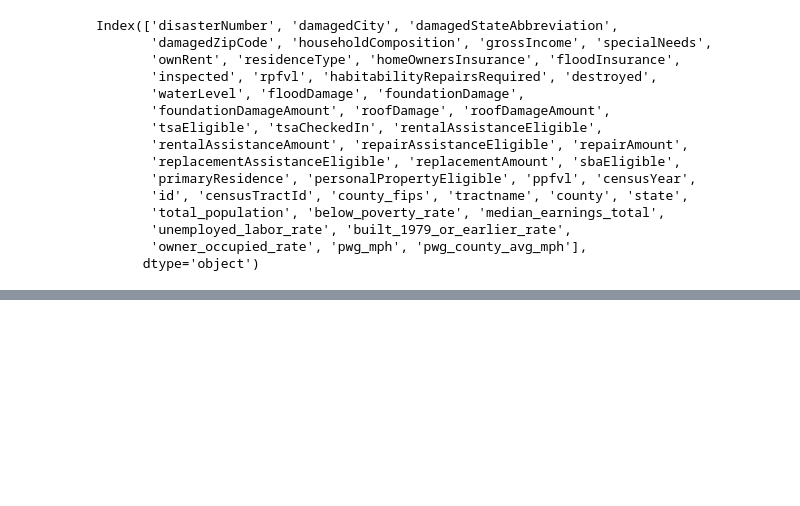
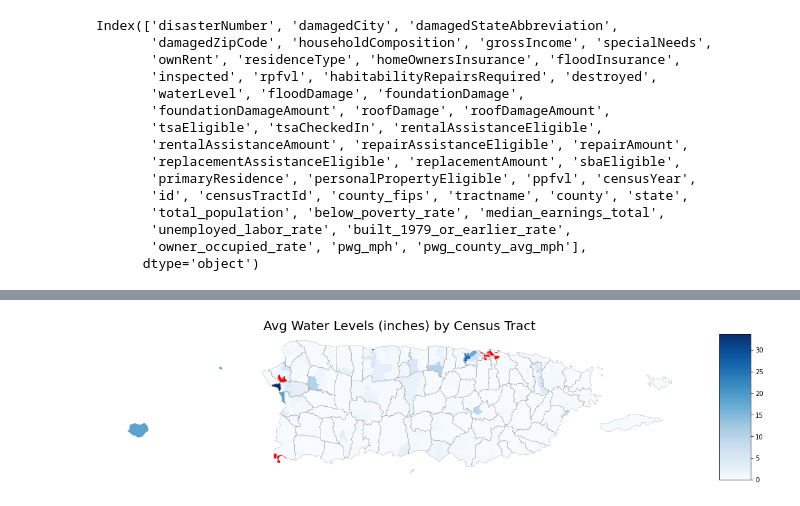
Before and after one commit to sonaliserro/w210-bluetarp, a Jupyter notebook: post-analysis/post_analysis.ipynb, the cells around one changed output, grey strips where cells are left out. Cells and saved outputs as stored; diff of their text form; code cells hidden in the pictures; blank space fills up the shorter version.

Commit message:
Fixing merge bug in post_analysis notebook. Also doing some checks on mean waterLevel by census tract and how it compares to PR floodzone lines

```diff
--- a/post-analysis/post_analysis.ipynb
+++ b/post-analysis/post_analysis.ipynb
@@ -103,4 +114,5 @@ windDataCountyDf['county_fips'] = windDataCountyDf['county_fips'].astype('str')
 # %%
 # Merge FEMA dataset and wind-data
-df = df.merge(windDataDf.loc[:, ['tract_id', 'pwg_mph']], left_on='censusTractId', right_on='tract_id', how='left')
+df = df.merge(windDataTractDf, left_on='censusTractId', right_on='tract_id', how='left')
 df.drop('tract_id', inplace=True, axis=1)
+print(f"There are {len(df)} records in the merged dataset.")
@@ -132,4 +146,5 @@ Name: county, dtype: int64
 ### Use the county average wind speed for missing tracts
 # %%
 # Merge FEMA dataset and wind-data
-df = df.merge(windDataCountyDf.loc[:, ['county_fips', 'pwg_county_avg_mph']], on='county_fips', how='left')
+df = df.merge(windDataCountyDf, on='county_fips', how='left')
+print(f"There are {len(df)} records in the merged dataset.")
@@ -137,7 +154,8 @@ df = df.merge(windDataCountyDf.loc[:, ['county_fips', 'pwg_county_avg_mph']], on
 ### Drop uneeded columns and save results
 # %%
 df.drop(['renterDamageLevel', 'rentalAssistanceEndDate', 'rentalResourceCity',
-       'rentalResourceStateAbbreviation', 'rentalResourceZipCode', 'censusBlockId', 'censusid', 'tractid'], inplace=True, axis=1)
+       'rentalResourceStateAbbreviation', 'rentalResourceZipCode', 'censusBlockId', 'censusid', 'tractid'],
+        inplace=True, axis=1)
 # %%
 df.columns
 # %% [output]
@@ -163,0 +189,4 @@ print('{} rows saved to: {}'.format(len(df), '../data/open-fema/FEMA-Large-Demog
+# %%
+# Calculate the mean waterLevel by Census tract
+waterLevelTractDf = df.groupby(['censusTractId']).agg({'waterLevel': ['mean']}).reset_index()
+waterLevelTractDf.columns = [col_name[0] for col_name in waterLevelTractDf.columns.to_flat_index()]
@@ -163,0 +205,24 @@ print('{} rows saved to: {}'.format(len(df), '../data/open-fema/FEMA-Large-Demog
+# %%
+# Load shapefiles for PR
+census_tracts_shp = gpd.read_file('../data/census-tract/shapefiles/cb_2017_72_tract_500k.shp')
+county_shp = census_tracts_shp.dissolve(by=census_tracts_shp.columns[1], aggfunc='first')
+
+# Merge the dataframes for the tract level
+census_tracts_shp = census_tracts_shp.merge(waterLevelTractDf, left_on='GEOID', right_on='censusTractId', how='left')
+
+# Visualize
+fig, ax = plt.subplots(figsize=(15, 10))
+
+# Nice legend
+divider = make_axes_locatable(ax)
+cax = divider.append_axes("right", size="5%", pad=0.1)
+
+census_tracts_shp.plot(column='waterLevel', ax=ax, legend=True, cmap='Blues', cax=cax,
+                                      missing_kwds={'color': 'red', 'label': 'Missing values'})
+county_shp.plot(ax=ax, facecolor='none', edgecolor='grey', linewidth=.3)
+
+ax.set_title('Avg Water Levels (inches) by Census Tract', fontsize=20)
+ax.axis('off')
+plt.tight_layout()
+# %% [output]
+[figure, added]
```
Also changed, not shown: parts of 14 cells of this notebook.
